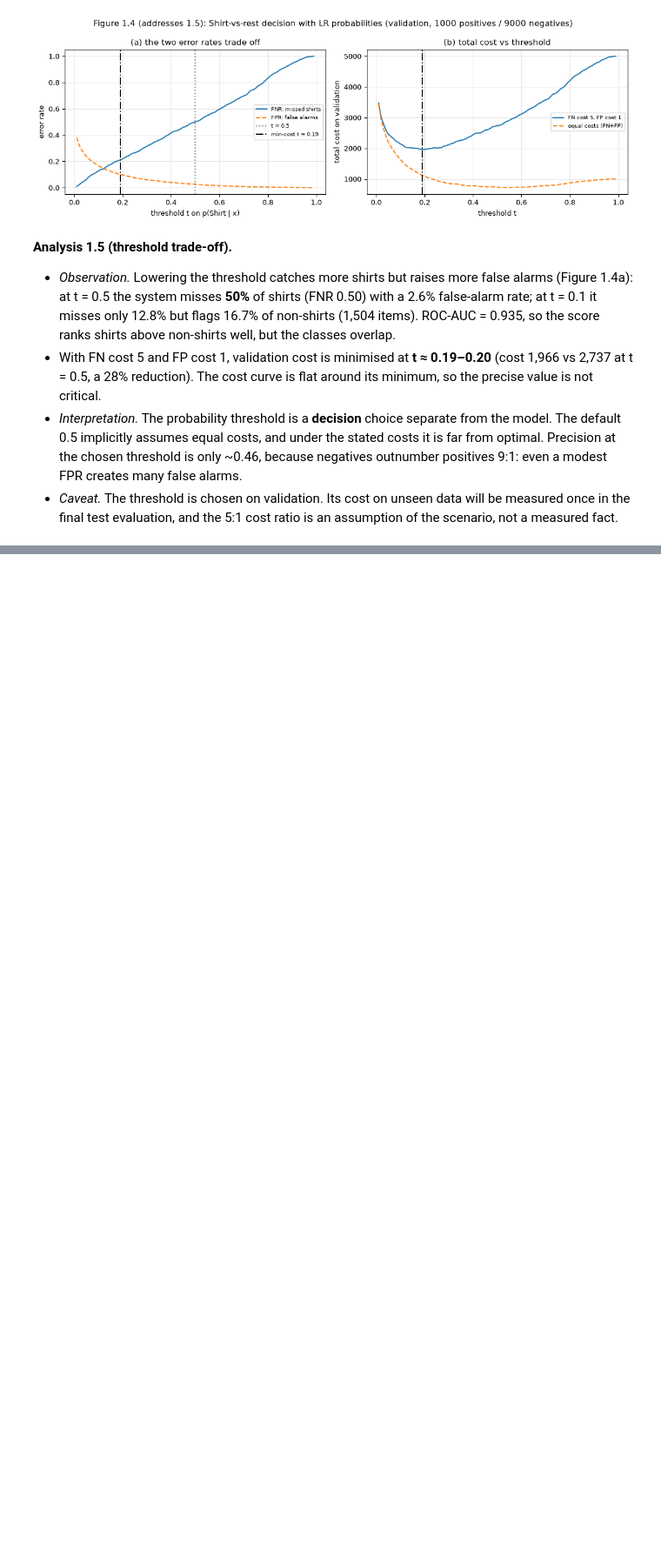
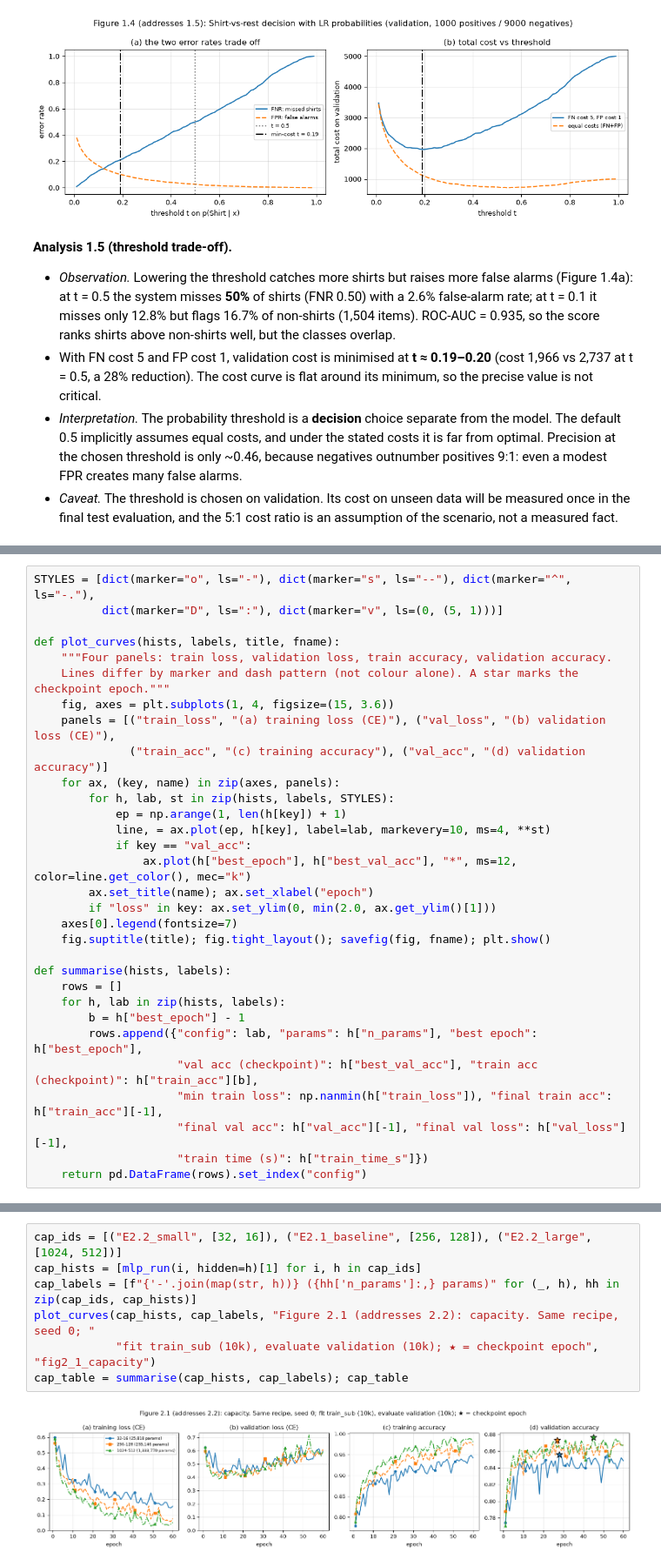
Before and after one commit to MazharulNibir1/ML_Coursework_1, a Jupyter notebook: coursework.ipynb, the cells around one changed output, grey strips where cells are left out. Shown at 87% size. Cells and saved outputs as stored; diff of their text form; blank space fills up the shorter version.

Commit message:
Part 2: from-scratch MLP with hand-written momentum SGD, capacity and learning-rate experiments
Co-Authored-By: Claude Opus 5.5 <noreply@anthropic.com>

```diff
--- a/coursework.ipynb
+++ b/coursework.ipynb
@@ -501,0 +586,31 @@ Positives (Shirt) = 1000, negatives = 9000;  ROC-AUC = 0.935
+# %%
+STYLES = [dict(marker="o", ls="-"), dict(marker="s", ls="--"), dict(marker="^", ls="-."),
+          dict(marker="D", ls=":"), dict(marker="v", ls=(0, (5, 1)))]
+
+def plot_curves(hists, labels, title, fname):
+    """Four panels: train loss, validation loss, train accuracy, validation accuracy.
+    Lines differ by marker and dash pattern (not colour alone). A star marks the checkpoint epoch."""
+    fig, axes = plt.subplots(1, 4, figsize=(15, 3.6))
+    panels = [("train_loss", "(a) training loss (CE)"), ("val_loss", "(b) validation loss (CE)"),
+              ("train_acc", "(c) training accuracy"), ("val_acc", "(d) validation accuracy")]
+    for ax, (key, name) in zip(axes, panels):
+        for h, lab, st in zip(hists, labels, STYLES):
+            ep = np.arange(1, len(h[key]) + 1)
+            line, = ax.plot(ep, h[key], label=lab, markevery=10, ms=4, **st)
+            if key == "val_acc":
+                ax.plot(h["best_epoch"], h["best_val_acc"], "*", ms=12, color=line.get_color(), mec="k")
+        ax.set_title(name); ax.set_xlabel("epoch")
+        if "loss" in key: ax.set_ylim(0, min(2.0, ax.get_ylim()[1]))
+    axes[0].legend(fontsize=7)
+    fig.suptitle(title); fig.tight_layout(); savefig(fig, fname); plt.show()
+
+def summarise(hists, labels):
+    rows = []
+    for h, lab in zip(hists, labels):
+        b = h["best_epoch"] - 1
+        rows.append({"config": lab, "params": h["n_params"], "best epoch": h["best_epoch"],
+                     "val acc (checkpoint)": h["best_val_acc"], "train acc (checkpoint)": h["train_acc"][b],
+                     "min train loss": np.nanmin(h["train_loss"]), "final train acc": h["train_acc"][-1],
+                     "final val acc": h["val_acc"][-1], "final val loss": h["val_loss"][-1],
+                     "train time (s)": h["train_time_s"]})
+    return pd.DataFrame(rows).set_index("config")
@@ -501,0 +629,9 @@ Positives (Shirt) = 1000, negatives = 9000;  ROC-AUC = 0.935
+# %%
+cap_ids = [("E2.2_small", [32, 16]), ("E2.1_baseline", [256, 128]), ("E2.2_large", [1024, 512])]
+cap_hists = [mlp_run(i, hidden=h)[1] for i, h in cap_ids]
+cap_labels = [f"{'-'.join(map(str, h))} ({hh['n_params']:,} params)" for (_, h), hh in zip(cap_ids, cap_hists)]
+plot_curves(cap_hists, cap_labels, "Figure 2.1 (addresses 2.2): capacity. Same recipe, seed 0; "
+            "fit train_sub (10k), evaluate validation (10k); ★ = checkpoint epoch", "fig2_1_capacity")
+cap_table = summarise(cap_hists, cap_labels); cap_table
+# %% [output]
+[figure, added]
```
Also changed, not shown: parts of 14 cells of this notebook, 16 other files.
